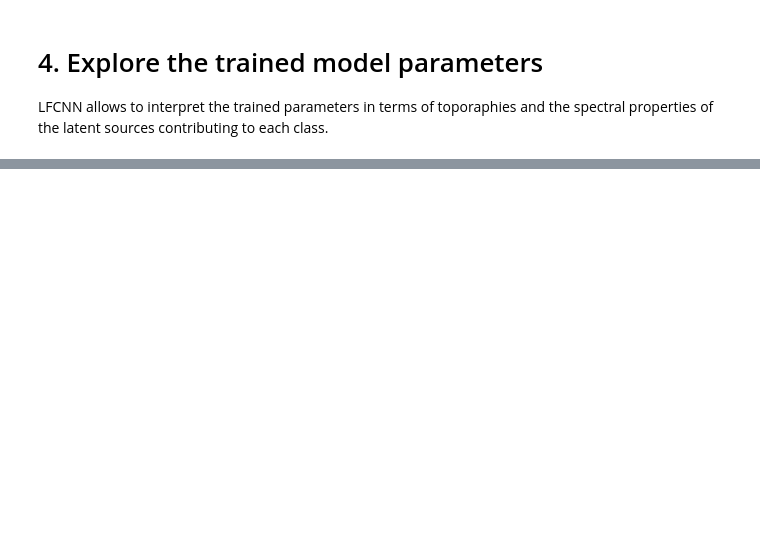
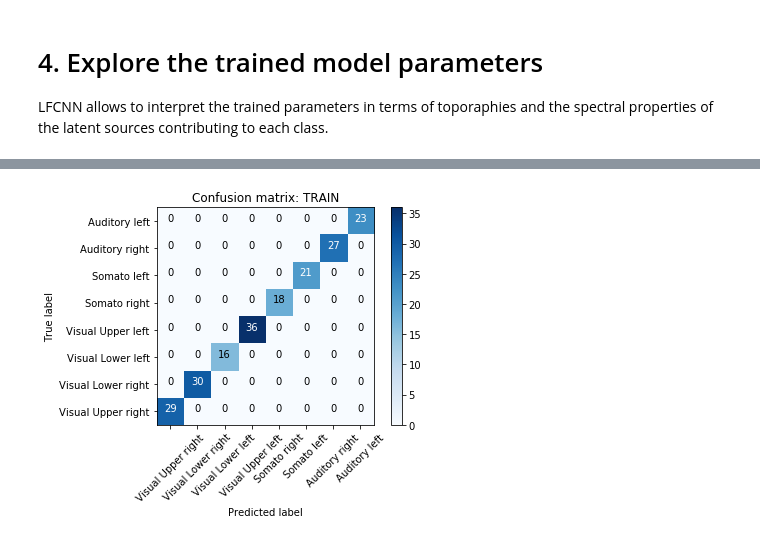
Before and after one commit to zubara/mneflow, a Jupyter notebook: examples/keras_mneflow_example.ipynb, the cells around one changed output, grey strips where cells are left out. Saved outputs shown, nothing was run; the diff lists cells and outputs as text; code cells hidden in the pictures; blank space fills up the shorter version.

```diff
--- a/examples/keras_mneflow_example.ipynb
+++ b/examples/keras_mneflow_example.ipynb
@@ -243,0 +191,6 @@ Maximum spearman r * weight: 0.04427839757827275
+# %%
+# Plotting the confusion matrix allows to identify analyze whether certain classes
+# are systematically harder to classify
+f2 = model.plot_cm(dataset, dset='train', steps=1, class_names=condition_names)
+# %% [output]
+[figure, added]
```
Also changed, not shown: parts of 20 cells of this notebook, 4 other files.
